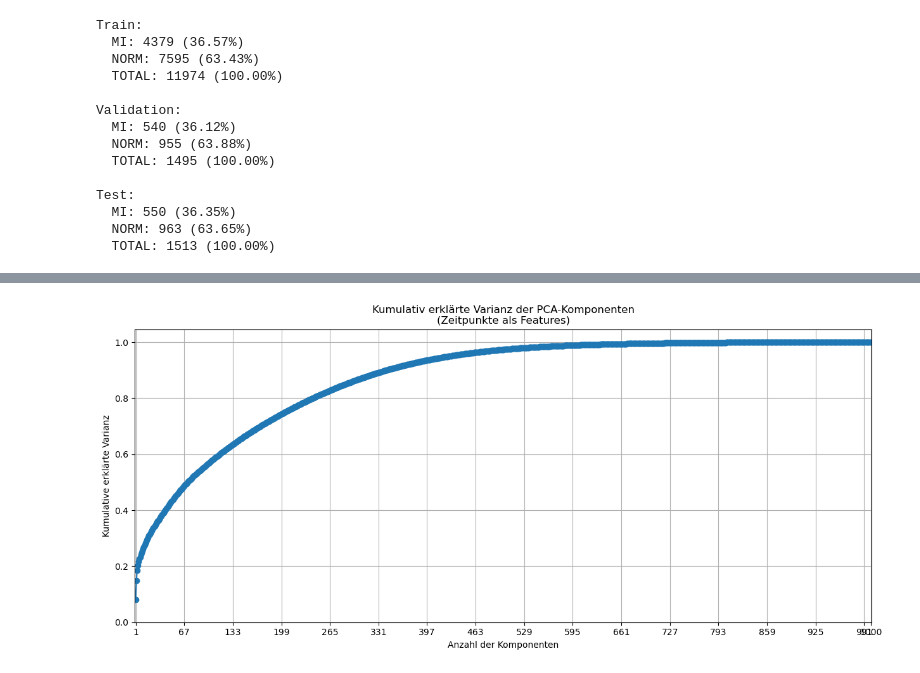
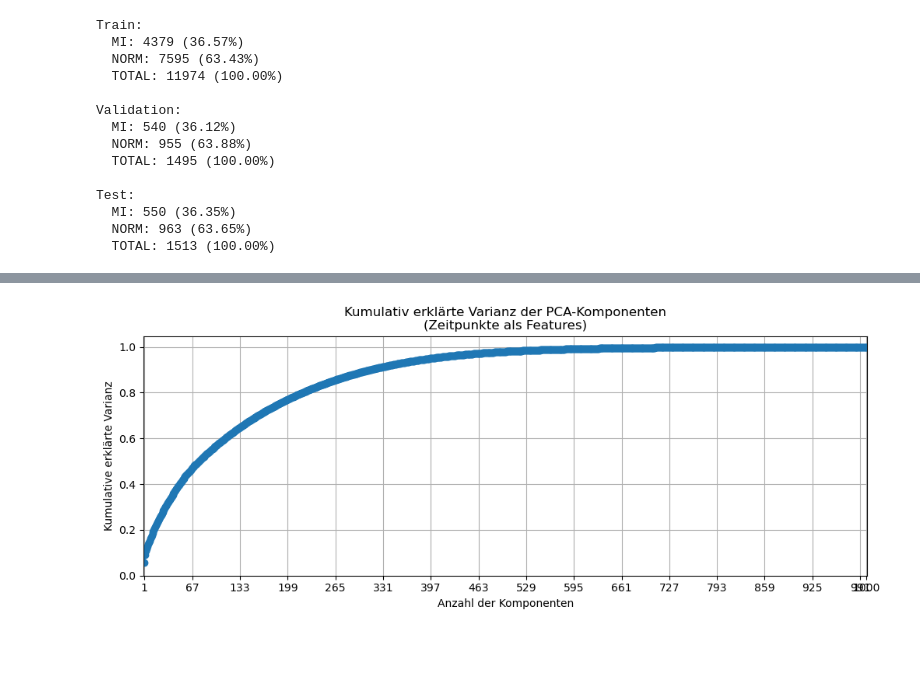
Before and after one commit to AliceKitchkin/ECG_xAI, a Jupyter notebook: notebooks/04_pca.ipynb, the cells around one changed output, grey strips where cells are left out. Drawn from its saved outputs; the diff is of its cells as text; code cells hidden in the pictures; blank space fills up the shorter version.

```diff
--- a/notebooks/04_pca.ipynb
+++ b/notebooks/04_pca.ipynb
@@ -84,14 +86,9 @@ pca_leads.plot_scree_plot(figsize=figsize)
 # %%
-n_components = 1000
-pca_time = PCA_1D(n_components=n_components, standardize=False, feature_mode='time')
+features = 1000
+pca_time_MI = PCA_1D(n_components=features, standardize=False, feature_mode='time')
 
-pca_time.fit(X_train)
-
-X_train_pca = pca_time.transform(X_train)
-X_val_pca = pca_time.transform(X_val)
-X_test_pca = pca_time.transform(X_test)
+pca_time_MI.fit(X)
+pca_time_MI.plot_explained_variance(figsize=figsize)
+# %% [output]
+[figure, added]
-# %%
-pca_time.plot_explained_variance(figsize=(15, 6))
-# %% [output]
-[figure, removed]
 # %%
```
Also changed, not shown: parts of 18 cells of this notebook, 1 other file.
